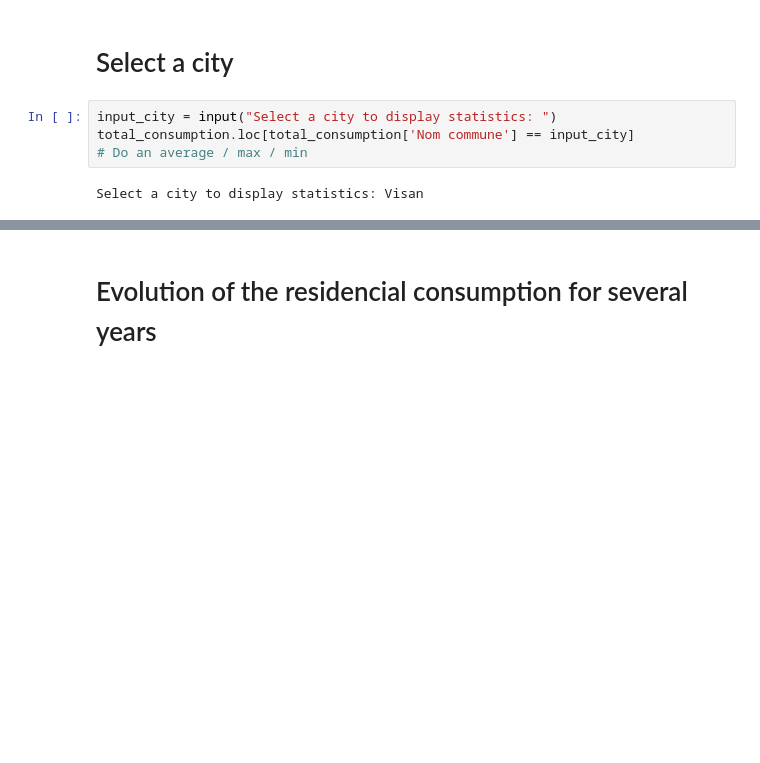
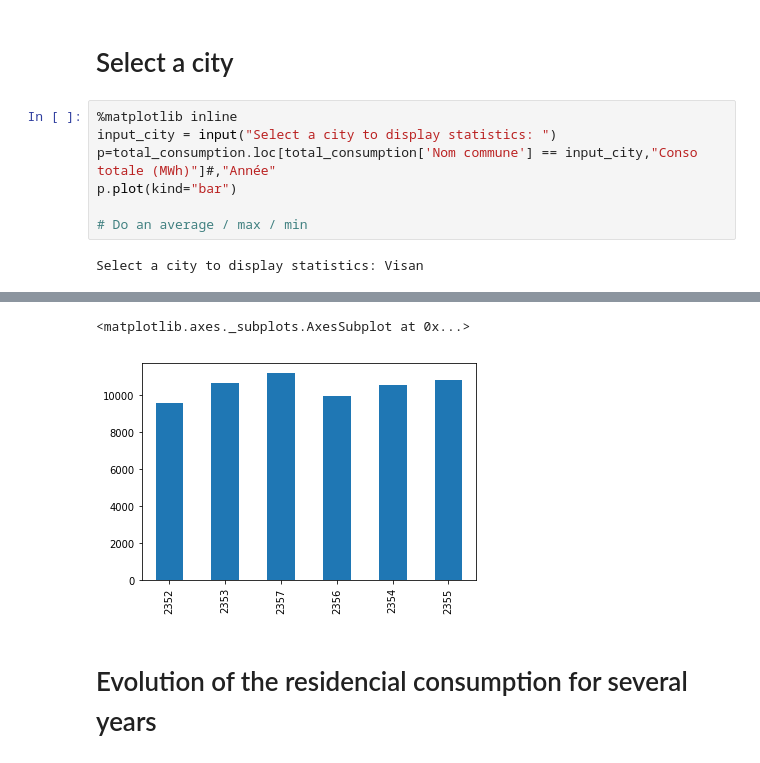
Before and after one commit to Durassel/Big-data-project, a Jupyter notebook: Project.ipynb, the cells around one changed output, grey strips where cells are left out. Drawn from its saved outputs; the diff is of its cells as text; blank space fills up the shorter version.

```diff
--- a/Project.ipynb
+++ b/Project.ipynb
@@ -268,8 +268,11 @@ group_total_consumption
 # %% [markdown]
 # Select a city
 # %%
+%matplotlib inline
 input_city = input("Select a city to display statistics: ")
-total_consumption.loc[total_consumption['Nom commune'] == input_city]
+p=total_consumption.loc[total_consumption['Nom commune'] == input_city,"Conso totale (MWh)"]#,"Année"
+p.plot(kind="bar")
+
 # Do an average / max / min
 # %% [output]
 Select a city to display statistics: Visan
@@ -284,3 +279,5 @@ Select a city to display statistics: Visan
+<matplotlib.axes._subplots.AxesSubplot at 0x...>
+[figure, added]
 # %% [markdown]
 # Evolution of the residencial consumption for several years
 # %%
```
Also changed, not shown: parts of 8 cells of this notebook, 2 other files.
